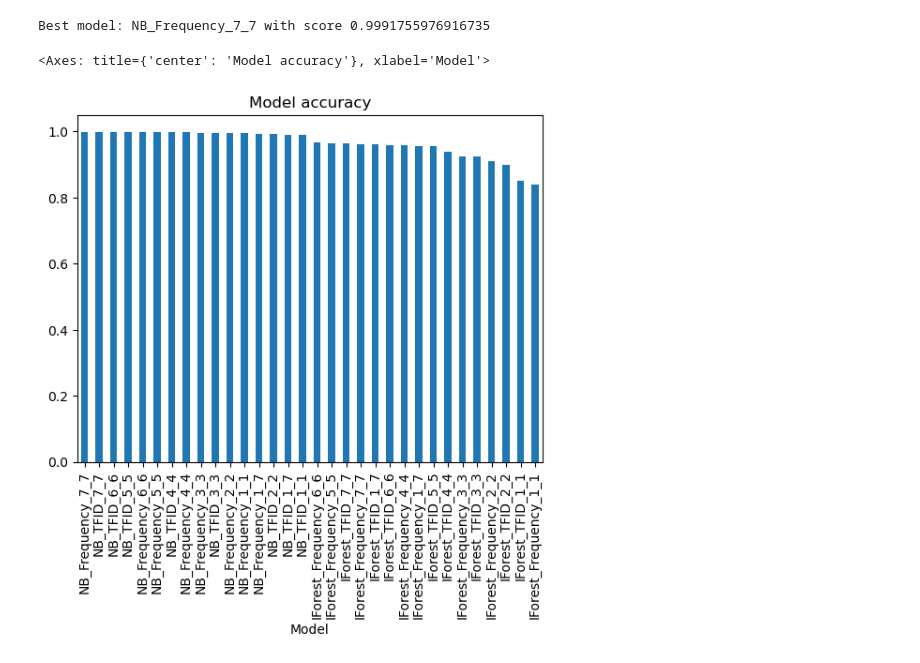
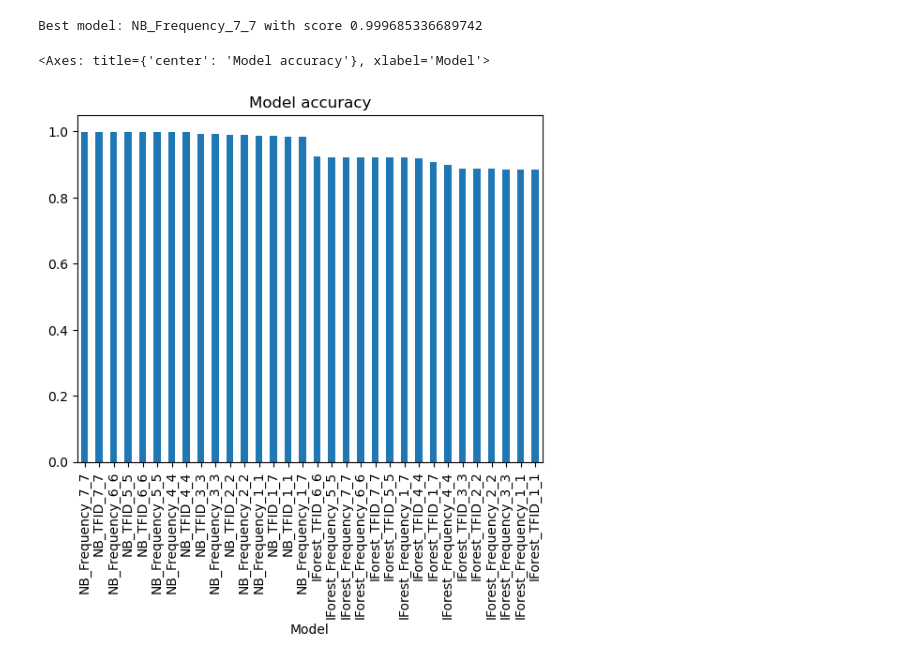
Before and after one commit to Cyber-Tracer/HyperDetect, a Jupyter notebook: controller/detection/model_performance.ipynb, the cells around one changed output. Drawn from its saved outputs; the diff is of its cells as text; code cells hidden in the pictures.

```diff
--- a/controller/detection/model_performance.ipynb
+++ b/controller/detection/model_performance.ipynb
@@ -46,34 +46,34 @@ Name: 0, dtype: object
 # %%
-# V2
-from log_reader import read_logs_from_dir
+#V1 accross entire dataset
+from train_models import load_model
+from log_reader import read_all_logs
 from preprocessors.preprocessor import Preprocessor
-from train_models import load_model
 import os
 import pandas as pd
 
-v2_logs = os.path.join(os.getcwd(), '../logs/V2')
+# Load models
+models_dir = os.path.join(os.getcwd(), 'models/trained/v1')
+model_files = [os.path.join(models_dir, file) for file in os.listdir(models_dir) if file.endswith('.pkl')]
+models = [load_model(model_file) for model_file in model_files]
 
-df = read_logs_from_dir(v2_logs)
+# Load data
+df = read_all_logs(version=1)
 preprocessor = Preprocessor.get(version=1)
 df = preprocessor.preprocess(df)
 
-# Load models
-models_dir = os.path.join(os.getcwd(), 'models/trained/v1_new_logs')
-model_files = filter(lambda x: x.endswith('.pkl'), os.listdir(models_dir))
-
-models = [load_model(os.path.join(models_dir, model)) for model in model_files]
-
+# Evaluate models
 model_score = {}
 for model in models:
     score = model.get_score(df['syscall'], df['malicious'])
     model_score[model] = score
 
 # Create graph of accuracy per model
 model_score = pd.DataFrame(list(model_score.items()), columns=['Model', 'Score'])
 model_score = model_score.sort_values(by='Score', ascending=False)
+model_score
 print(f"Best model: {model_score.iloc[0]['Model']} with score {model_score.iloc[0]['Score']}")
 model_score.plot(kind='bar', x='Model', y='Score', legend=False, title='Model accuracy')
 # %% [output]
-Best model: NB_Frequency_7_7 with score 0.9991755976916735
+Best model: NB_Frequency_7_7 with score 0.999685336689742
 <Axes: title={'center': 'Model accuracy'}, xlabel='Model'>
-[figure, old version]
+[figure, new version]
```
Also changed, not shown: parts of 1 cell of this notebook, 22 other files.
